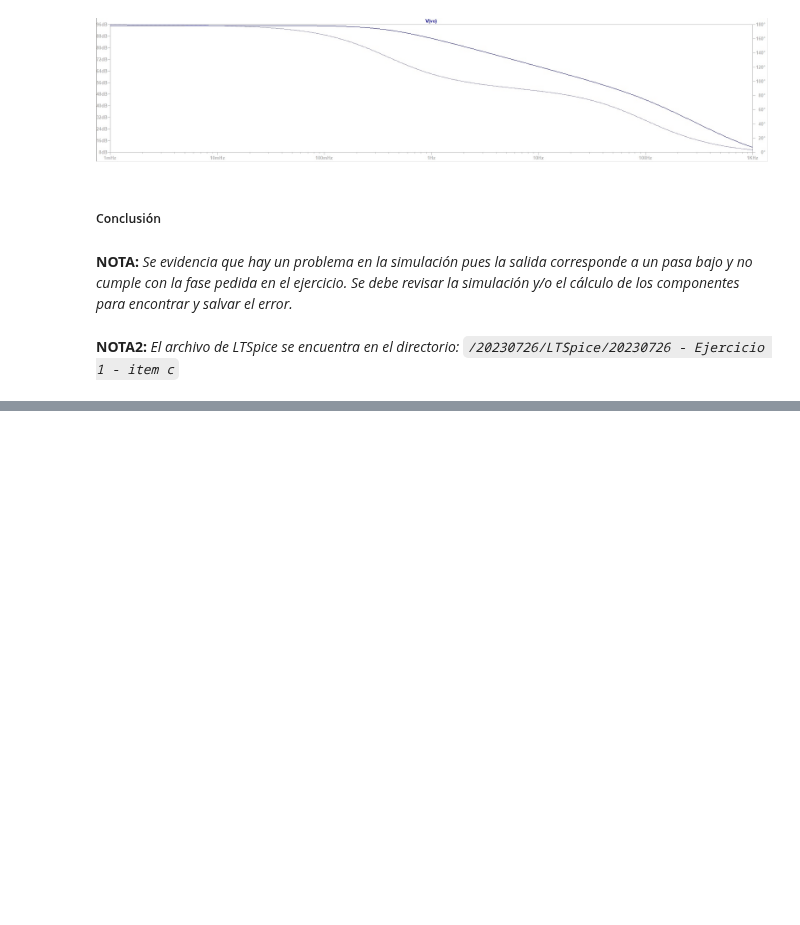
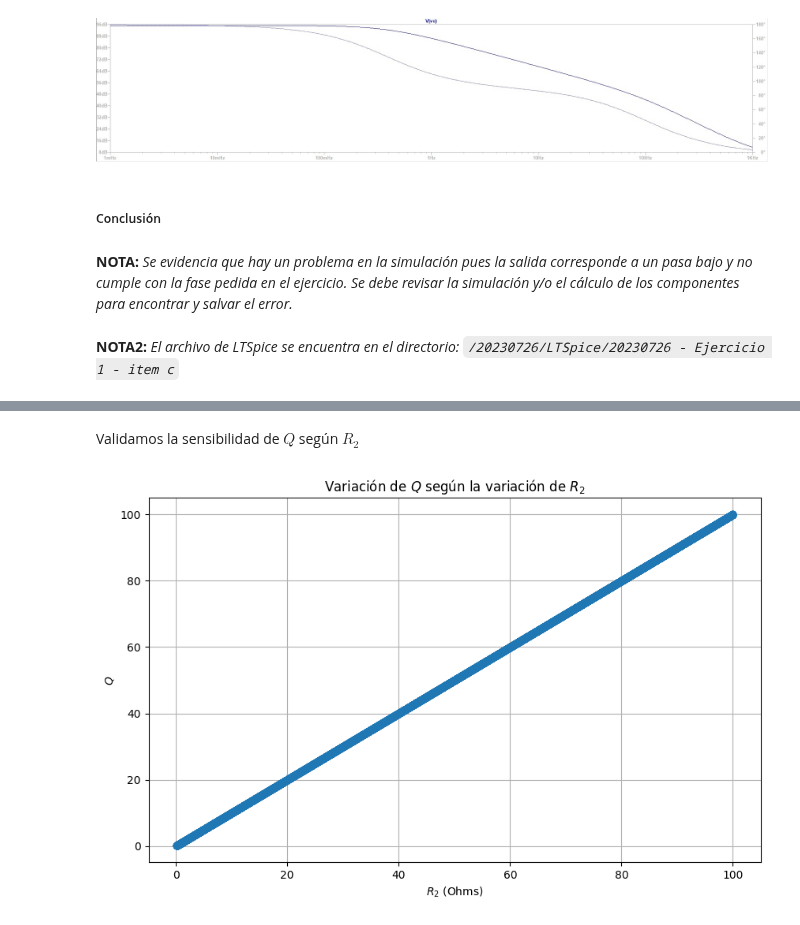
Before and after one commit to matnalopez2/Teoria-de-Circuitos-2, a Jupyter notebook: 20230726 - Ejercicio1.ipynb, the cells around one changed output, grey strips where cells are left out. Cells and saved outputs as stored; diff of their text form; code cells hidden in the pictures; blank space fills up the shorter version.

Commit message:
20230726 - Ejercicio 1 - item d: manuscrito y simulacion para la primera sensibilidad, simulación para la segunda y manuscrito que creo que tiene errores

```diff
--- a/20230726 - Ejercicio1.ipynb
+++ b/20230726 - Ejercicio1.ipynb
@@ -141,0 +152,33 @@ Obteniendo esta respuesta:
+# %% [markdown]
+Validamos la sensibilidad de $Q$ según $R_2$
+# %%
+import numpy as np
+import matplotlib.pyplot as plt
+
+# Defino valores de los componentes según item C
+C_1 = 1
+C_2 = 1
+R_1 = 1
+R_2 = 1/math.sqrt(2)
+R_3 = 1
+R_4 = 1
+R_5 = 1
+w_0 = math.sqrt( ( R_4 ) / ( C_2 * C_1 * R_5 * R_3 * R_1 ) )
+
+
+# Generar 10000 valores para R_2 en el rango de 0.1 a 100 ohms
+R_2_values = np.linspace(0.1, 100, 10000)
+
+# Calcular los correspondientes valores de Q
+Q_values = w_0 * C_1 * R_2_values
+
+# Graficar los resultados
+plt.figure(figsize=(10, 6))
+plt.plot(R_2_values, Q_values, marker='o')
+plt.xlabel('$R_2$ (Ohms)')
+plt.ylabel('$Q$')
+plt.title('Variación de $Q$ según la variación de $R_2$')
+plt.grid(True)
+plt.show()
+# %% [output]
+[figure, added]
```
Also changed, not shown: parts of 11 cells of this notebook, 3 other files.
